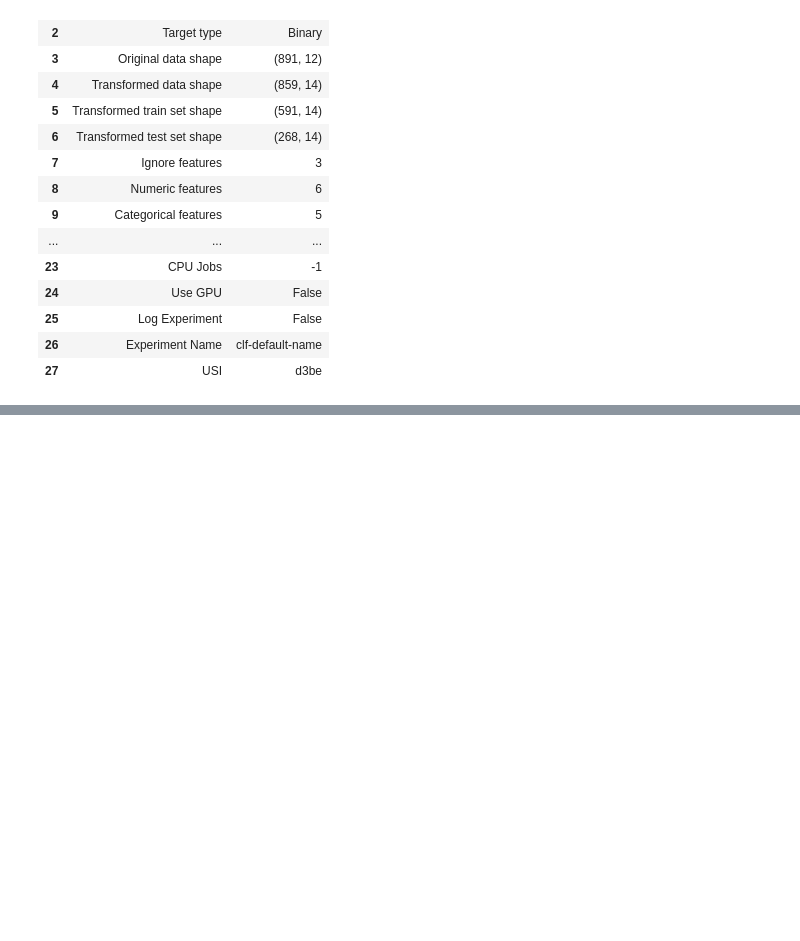
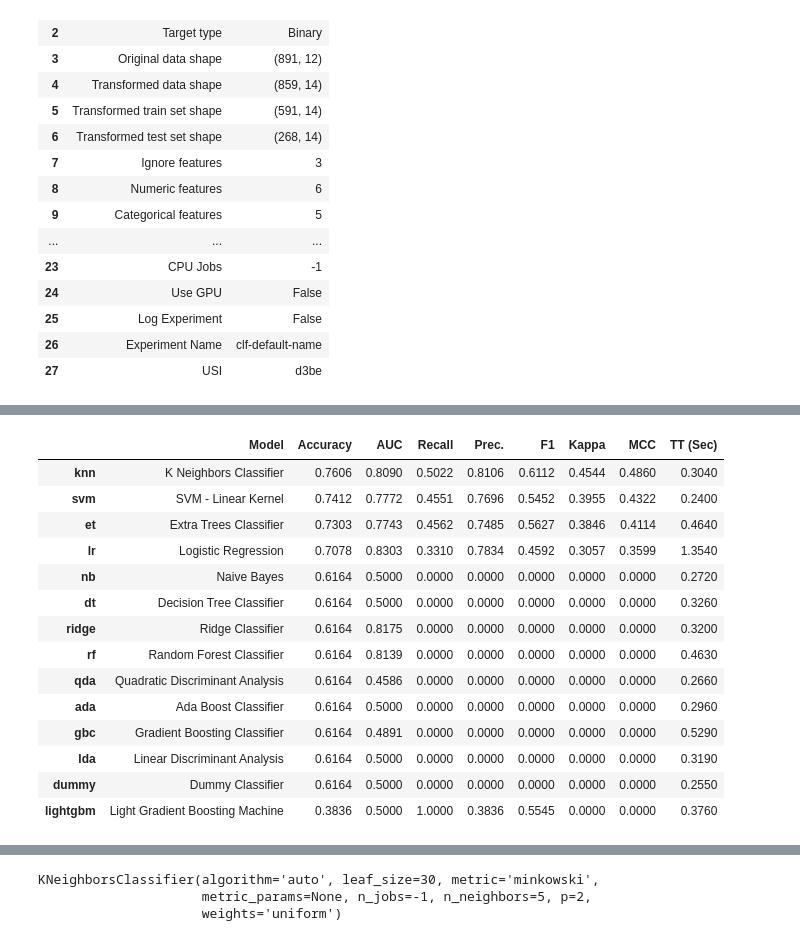
Before and after one commit to FirasKahlaoui/pycaret-ml-testing, a Jupyter notebook: advance/ad_test.ipynb, the cells around one changed output, grey strips where cells are left out. Saved outputs shown, nothing was run; the diff lists cells and outputs as text; code cells hidden in the pictures; blank space fills up the shorter version.

```diff
--- a/advance/ad_test.ipynb
+++ b/advance/ad_test.ipynb
@@ -66,3 +66,10 @@ clf = setup(data, target='Survived', session_id=123,
 | 25 | Log Experiment | False |
 | 26 | Experiment Name | clf-default-name |
 | 27 | USI | d3be |
+# %%
+# Compare all models and select the best one
+best_model = compare_models()
+
+# Print the best model
+print(best_model)
+# %% [output]
@@ -68,0 +77,15 @@ clf = setup(data, target='Survived', session_id=123,
+|  | Model | Accuracy | AUC | Recall | Prec. | F1 | Kappa | MCC | TT (Sec) |
+| knn | K Neighbors Classifier | 0.7606 | 0.8090 | 0.5022 | 0.8106 | 0.6112 | 0.4544 | 0.4860 | 0.3040 |
+| svm | SVM - Linear Kernel | 0.7412 | 0.7772 | 0.4551 | 0.7696 | 0.5452 | 0.3955 | 0.4322 | 0.2400 |
+| et | Extra Trees Classifier | 0.7303 | 0.7743 | 0.4562 | 0.7485 | 0.5627 | 0.3846 | 0.4114 | 0.4640 |
+| lr | Logistic Regression | 0.7078 | 0.8303 | 0.3310 | 0.7834 | 0.4592 | 0.3057 | 0.3599 | 1.3540 |
+| nb | Naive Bayes | 0.6164 | 0.5000 | 0.0000 | 0.0000 | 0.0000 | 0.0000 | 0.0000 | 0.2720 |
+| dt | Decision Tree Classifier | 0.6164 | 0.5000 | 0.0000 | 0.0000 | 0.0000 | 0.0000 | 0.0000 | 0.3260 |
+| ridge | Ridge Classifier | 0.6164 | 0.8175 | 0.0000 | 0.0000 | 0.0000 | 0.0000 | 0.0000 | 0.3200 |
+| rf | Random Forest Classifier | 0.6164 | 0.8139 | 0.0000 | 0.0000 | 0.0000 | 0.0000 | 0.0000 | 0.4630 |
+| qda | Quadratic Discriminant Analysis | 0.6164 | 0.4586 | 0.0000 | 0.0000 | 0.0000 | 0.0000 | 0.0000 | 0.2660 |
+| ada | Ada Boost Classifier | 0.6164 | 0.5000 | 0.0000 | 0.0000 | 0.0000 | 0.0000 | 0.0000 | 0.2960 |
+| gbc | Gradient Boosting Classifier | 0.6164 | 0.4891 | 0.0000 | 0.0000 | 0.0000 | 0.0000 | 0.0000 | 0.5290 |
+| lda | Linear Discriminant Analysis | 0.6164 | 0.5000 | 0.0000 | 0.0000 | 0.0000 | 0.0000 | 0.0000 | 0.3190 |
+| dummy | Dummy Classifier | 0.6164 | 0.5000 | 0.0000 | 0.0000 | 0.0000 | 0.0000 | 0.0000 | 0.2550 |
+| lightgbm | Light Gradient Boosting Machine | 0.3836 | 0.5000 | 1.0000 | 0.3836 | 0.5545 | 0.0000 | 0.0000 | 0.3760 |
@@ -68,0 +93,3 @@ clf = setup(data, target='Survived', session_id=123,
+KNeighborsClassifier(algorithm='auto', leaf_size=30, metric='minkowski',
+                     metric_params=None, n_jobs=-1, n_neighbors=5, p=2,
+                     weights='uniform')
```
Also changed, not shown: parts of 6 cells of this notebook.
